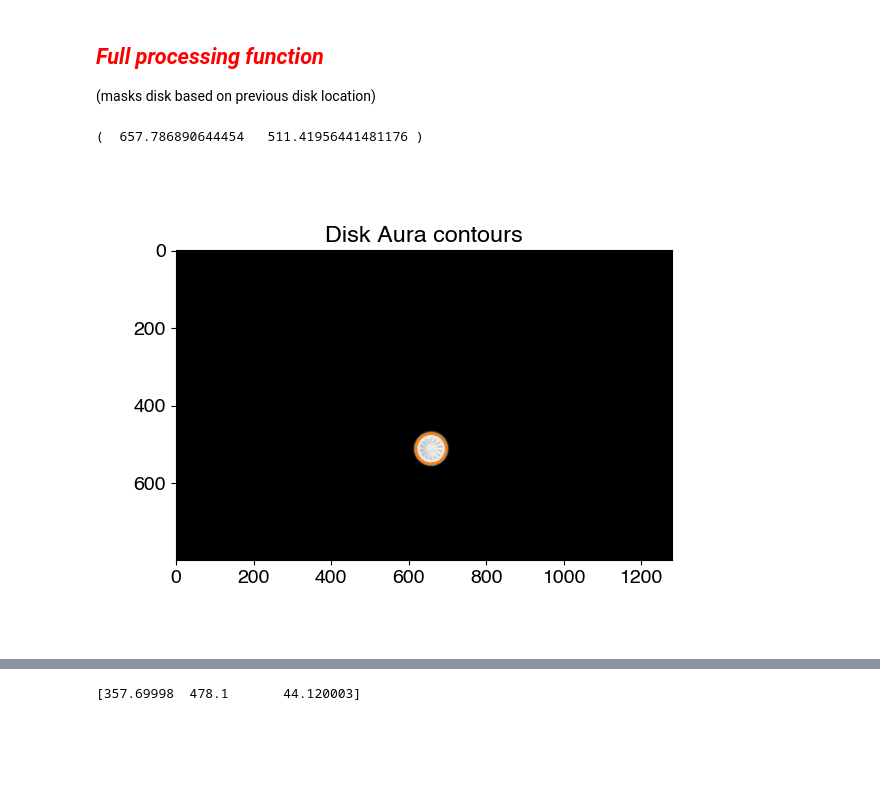
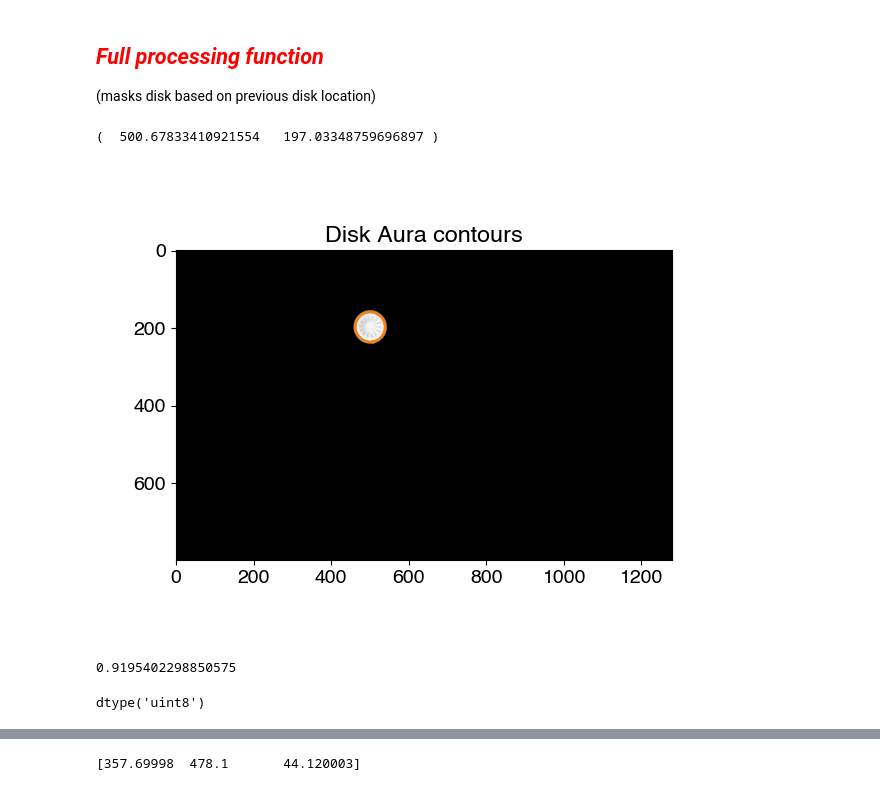
Before and after one commit to fvegar/brownian, a Jupyter notebook: brownian.ipynb, the cells around one changed output, grey strips where cells are left out. Saved outputs shown, nothing was run; the diff lists cells and outputs as text; code cells hidden in the pictures; blank space fills up the shorter version.

```diff
--- a/brownian.ipynb
+++ b/brownian.ipynb
@@ -300,4 +281,4 @@ cvdisplay( masked_frame , 0)
 ### <span style="color:gray">*Draw circle (arbitrary center)* </span>
 # %%
 def circle_line(x0,y0, R, rc, gc, bc, w, image):
-    return cv.circle( np.copy(cv.cvtColor(image, cv.COLOR_GRAY2RGB)), (round(x0),round(y0)), round(R), (rc,gc,bc), w)
+    return cv.circle( np.copy(cv.cvtColor(image, cv.COLOR_GRAY2RGB)), (round(x0),round(y0)), round(R), (bc,gc,rc), w)
@@ -425,9 +368,9 @@ array([ 92.25,  96.75, 152.25, 161.25, 173.25, 179.25, 197.25, 218.25,
 (masks disk based on previous disk location)
 # %%
 # initial disk detection, by detecting circle (OpenCV, see cell above and below for iteration)
-disk = locate_disk( cv.convertScaleAbs(masked_frame), 1.5, 50, 37, 43)[39]
+disk = locate_disk( cv.convertScaleAbs(masked_frame), 1.5, 50, 37, 43)[8]
 # circular mask (OpenCV), 20% bigger than detected disk
-masked_disk = circle_mask(disk[0], disk[1], disk[2]*1.2, masked_frame, black)
+masked_disk = circle_mask(disk[0], disk[1], disk[2]*1.05, masked_frame, black)
 # blur masked disk
 blur_frame = cv.GaussianBlur(cv.medianBlur(masked_disk, 5), (5,5),0)
 
@@ -472,32 +415,36 @@ disk_mask = np.zeros(masked_disk.shape)
 
 xx, yy = scikit.draw.polygon(contour_in[0][:, 0], contour_in[0][:, 1], disk_mask.shape)
 disk_mask[xx, yy] = 255
 disk_mask = disk_mask.astype(np.uint8)
 # disk inside disk border  (aura masked out)
 masked_disk_2 = cv.bitwise_and(masked_disk,masked_disk,mask=disk_mask)
 
 # pixel average of disk inside disk border: m00/sum of non-black px
 px_avg_disk_2 = cv.moments(masked_disk_2)['m00']/np.sum(cv.threshold(masked_disk_2, 100,1,cv.THRESH_BINARY)[1])
 px_avg_disk_2 = round(px_avg_disk_2)
 # replace inner full disk pixels with px avg
 masked_disk_2 = cv.threshold(masked_disk_2,100,px_avg_disk_2,cv.THRESH_BINARY)[1]
 
 # create inverse disk inner disk mask, with px avg, for selection only the aura
 disk_mask_2 = cv.threshold(masked_disk_2,0,255,cv.THRESH_BINARY_INV)[1].astype(np.uint8)
 # create (mask) disk aura
 disk_aura = cv.bitwise_and(masked_disk, masked_disk, mask=disk_mask_2)
 # add disk aura + averaged inner mask
 disk_for_xy = cv.add(masked_disk_2,disk_aura)
 # obtain mass center from these 2 images sum. mass center is the improved disk center location
 momentos = cv.moments(disk_for_xy) # save moments of aura + inner avg disk mask
 dx0 = momentos['m10']/momentos['m00'] # mass center, X
 dy0 = momentos['m01']/momentos['m00'] # mass center, Y
 print('( ', dx0,' ', dy0, ') \n')
 
 
 # draw results, adding system boundary and improved disk center location over masked_disk frame
 pointed_disk = circle_line(dx0,dy0,1, 255,0,0, 1, masked_disk)
 cvdisplay( cv.circle( pointed_disk, (x0,y0), R, (0,0,255), 2), 0 )
 # %% [output]
-(  657.786890644454   511.41956441481176 )
+(  500.67833410921554   197.03348759696897 )
-[figure, old version]
+[figure, new version]
+# %%
+1 - 800/870
+# %% [output]
+0.9195402298850575
@@ -504 +457,5 @@ cvdisplay( cv.circle( pointed_disk, (x0,y0), R, (0,0,255), 2), 0 )
+# %%
+circled_composed_frame.dtype
+# %% [output]
+dtype('uint8')
 # %%
```
Also changed, not shown: parts of 52 cells of this notebook, 1 other file.
